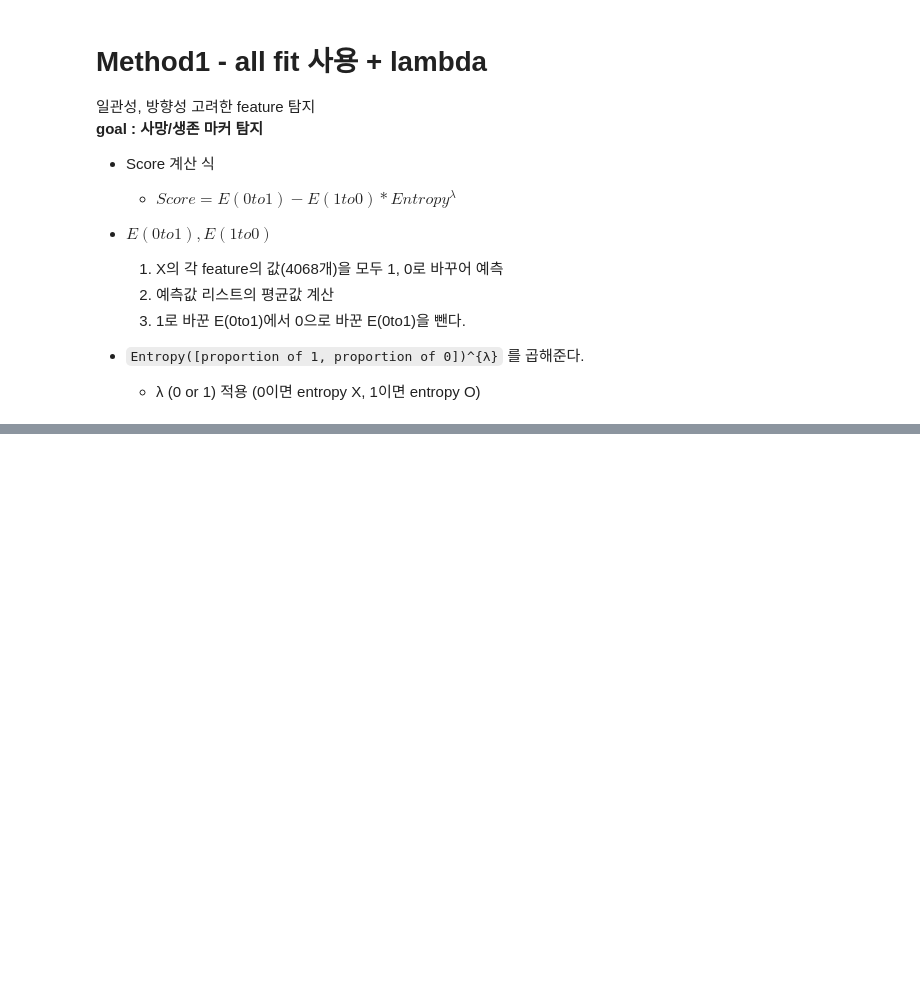
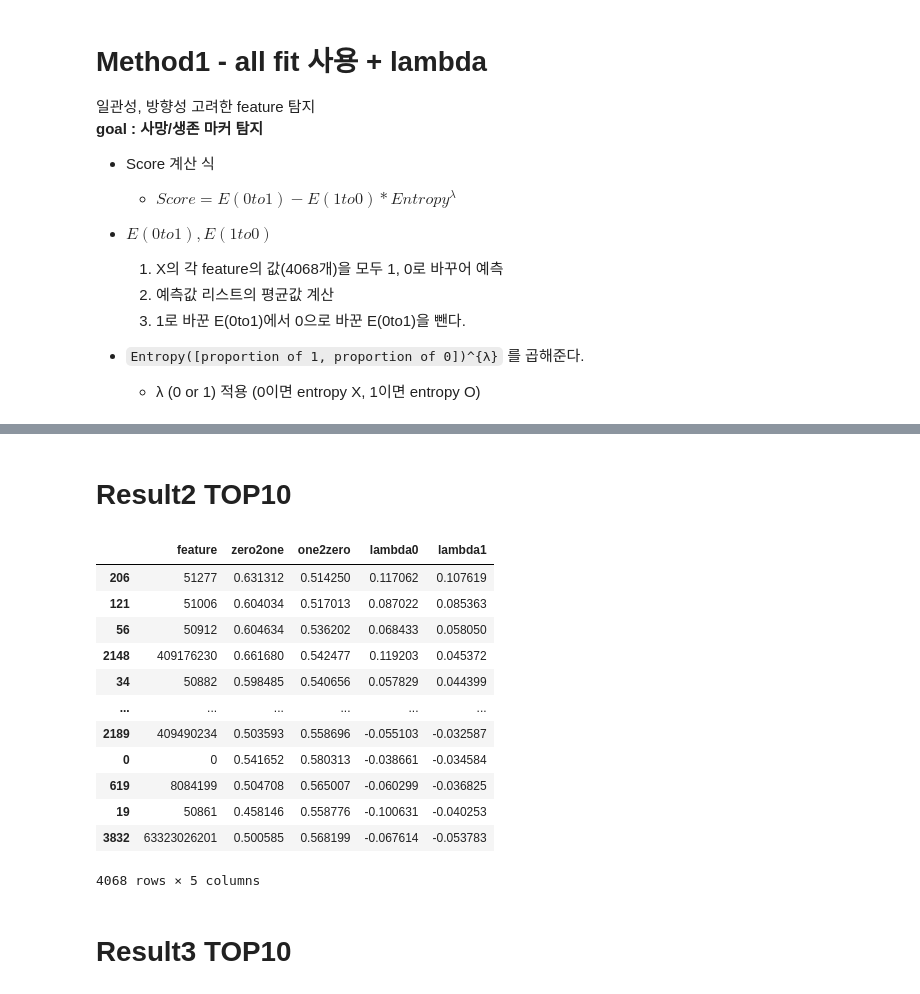
Before and after one commit to suhyun-guri/DSML_Research, a Jupyter notebook: ForPaper/Result2,3. Method1_entropy ( + not multiply entropy).ipynb, the cells around one changed output, grey strips where cells are left out. Drawn from its saved outputs; the diff is of its cells as text; code cells hidden in the pictures; blank space fills up the shorter version.

```diff
--- a/ForPaper/Result2,3. Method1_entropy ( + not multiply entropy).ipynb
+++ b/ForPaper/Result2,3. Method1_entropy ( + not multiply entropy).ipynb
@@ -135,0 +317,19 @@ df.sort_values('lambda1', ascending=False)
+# %% [markdown]
+# Result2 TOP10
+# %%
+result2 = pd.read_csv('Result2,3_guri_loss.csv').sort_values('lambda1', ascending=False)
+result2
+# %% [output]
+|  | feature | zero2one | one2zero | lambda0 | lambda1 |
+| 206 | 51277 | 0.631312 | 0.514250 | 0.117062 | 0.107619 |
+| 121 | 51006 | 0.604034 | 0.517013 | 0.087022 | 0.085363 |
+| 56 | 50912 | 0.604634 | 0.536202 | 0.068433 | 0.058050 |
+| 2148 | 409176230 | 0.661680 | 0.542477 | 0.119203 | 0.045372 |
+| 34 | 50882 | 0.598485 | 0.540656 | 0.057829 | 0.044399 |
+| ... | ... | ... | ... | ... | ... |
+| 2189 | 409490234 | 0.503593 | 0.558696 | -0.055103 | -0.032587 |
+| 0 | 0 | 0.541652 | 0.580313 | -0.038661 | -0.034584 |
+| 619 | 8084199 | 0.504708 | 0.565007 | -0.060299 | -0.036825 |
+| 19 | 50861 | 0.458146 | 0.558776 | -0.100631 | -0.040253 |
+| 3832 | 63323026201 | 0.500585 | 0.568199 | -0.067614 | -0.053783 |
+4068 rows × 5 columns
@@ -135,0 +340,2 @@ df.sort_values('lambda1', ascending=False)
+# %% [markdown]
+# Result3 TOP10
```
Also changed, not shown: parts of 22 cells of this notebook.
